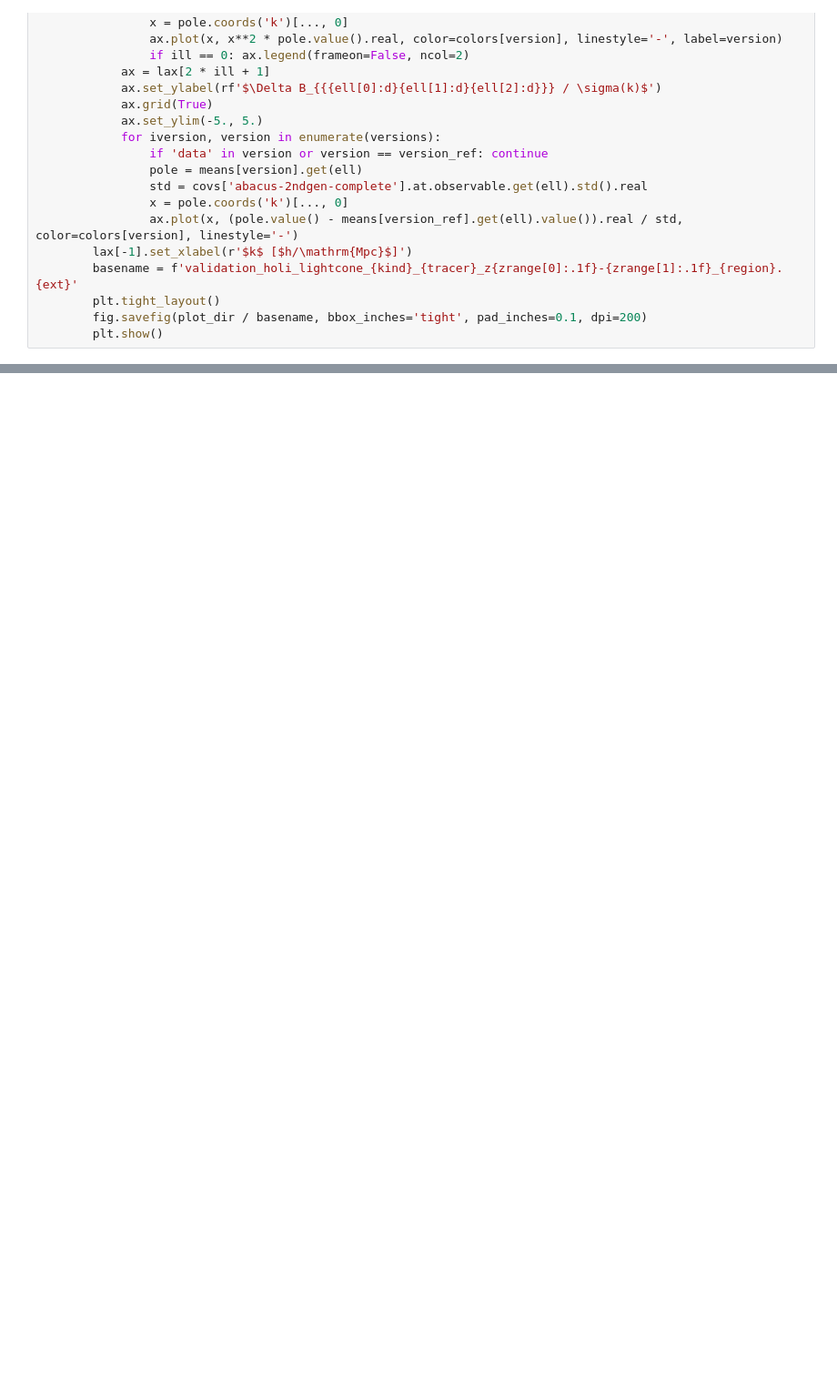
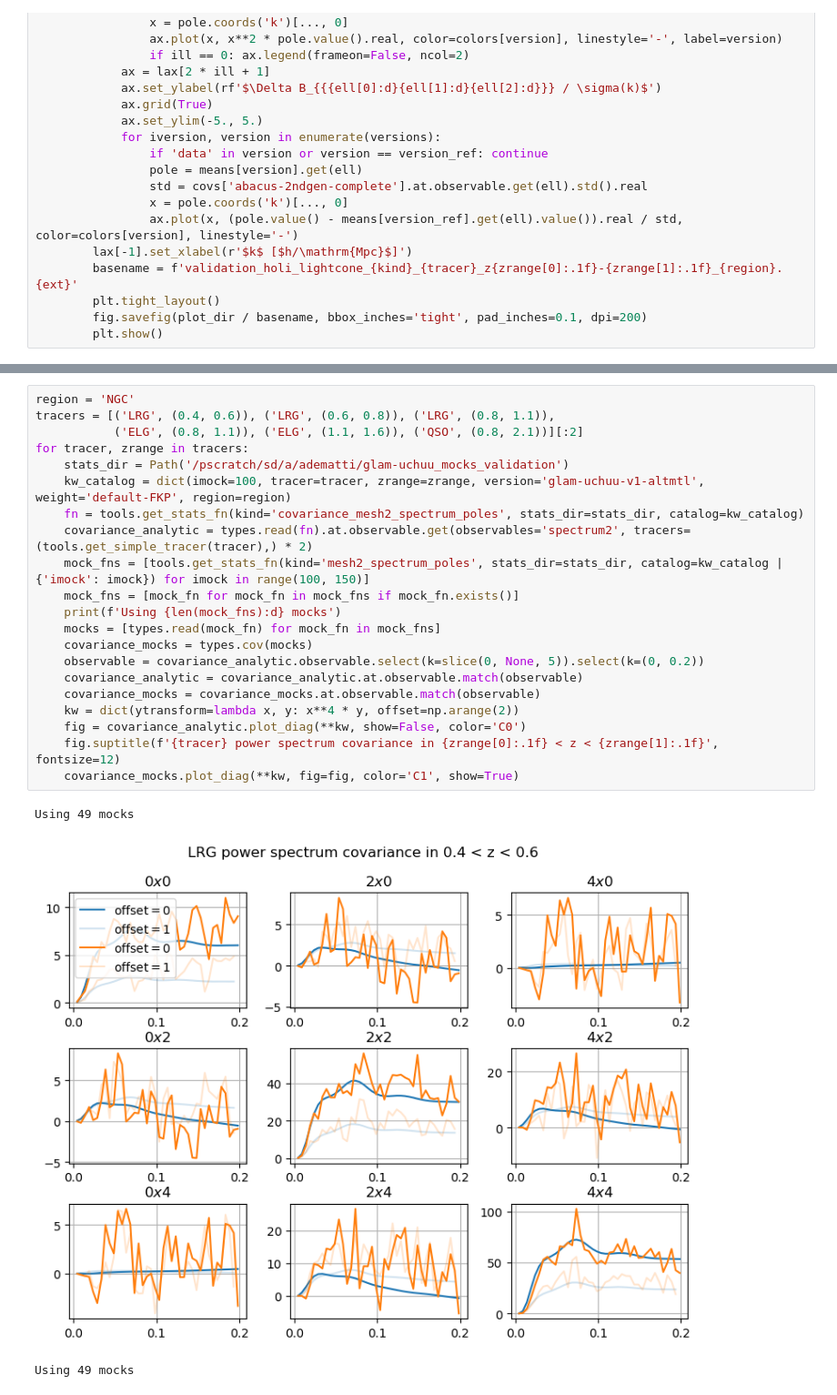
Before and after one commit to AlbertoRosado1/cai-dr2-clustering-products, a Jupyter notebook: clustering_statistics/nb/validation_holi_lightcone.ipynb, the cells around one changed output, grey strips where cells are left out. Shown at 91% size. Cells and saved outputs as stored; diff of their text form; blank space fills up the shorter version.

```diff
--- a/clustering_statistics/nb/validation_holi_lightcone.ipynb
+++ b/clustering_statistics/nb/validation_holi_lightcone.ipynb
@@ -225,0 +226,25 @@ Using 44 mocks
+# %%
+region = 'NGC'
+tracers = [('LRG', (0.4, 0.6)), ('LRG', (0.6, 0.8)), ('LRG', (0.8, 1.1)),
+           ('ELG', (0.8, 1.1)), ('ELG', (1.1, 1.6)), ('QSO', (0.8, 2.1))][:2]
+for tracer, zrange in tracers:
+    stats_dir = Path('/pscratch/sd/a/adematti/glam-uchuu_mocks_validation')
+    kw_catalog = dict(imock=100, tracer=tracer, zrange=zrange, version='glam-uchuu-v1-altmtl', weight='default-FKP', region=region)
+    fn = tools.get_stats_fn(kind='covariance_mesh2_spectrum_poles', stats_dir=stats_dir, catalog=kw_catalog)
+    covariance_analytic = types.read(fn).at.observable.get(observables='spectrum2', tracers=(tools.get_simple_tracer(tracer),) * 2)
+    mock_fns = [tools.get_stats_fn(kind='mesh2_spectrum_poles', stats_dir=stats_dir, catalog=kw_catalog | {'imock': imock}) for imock in range(100, 150)]
+    mock_fns = [mock_fn for mock_fn in mock_fns if mock_fn.exists()]
+    print(f'Using {len(mock_fns):d} mocks')
+    mocks = [types.read(mock_fn) for mock_fn in mock_fns]
+    covariance_mocks = types.cov(mocks)
+    observable = covariance_analytic.observable.select(k=slice(0, None, 5)).select(k=(0, 0.2))
+    covariance_analytic = covariance_analytic.at.observable.match(observable)
+    covariance_mocks = covariance_mocks.at.observable.match(observable)
+    kw = dict(ytransform=lambda x, y: x**4 * y, offset=np.arange(2))
+    fig = covariance_analytic.plot_diag(**kw, show=False, color='C0')
+    fig.suptitle(f'{tracer} power spectrum covariance in {zrange[0]:.1f} < z < {zrange[1]:.1f}', fontsize=12)
+    covariance_mocks.plot_diag(**kw, fig=fig, color='C1', show=True)
+# %% [output]
+Using 49 mocks
+[figure, added]
+Using 49 mocks
```
Also changed, not shown: parts of 4 cells of this notebook, 5 other files.
